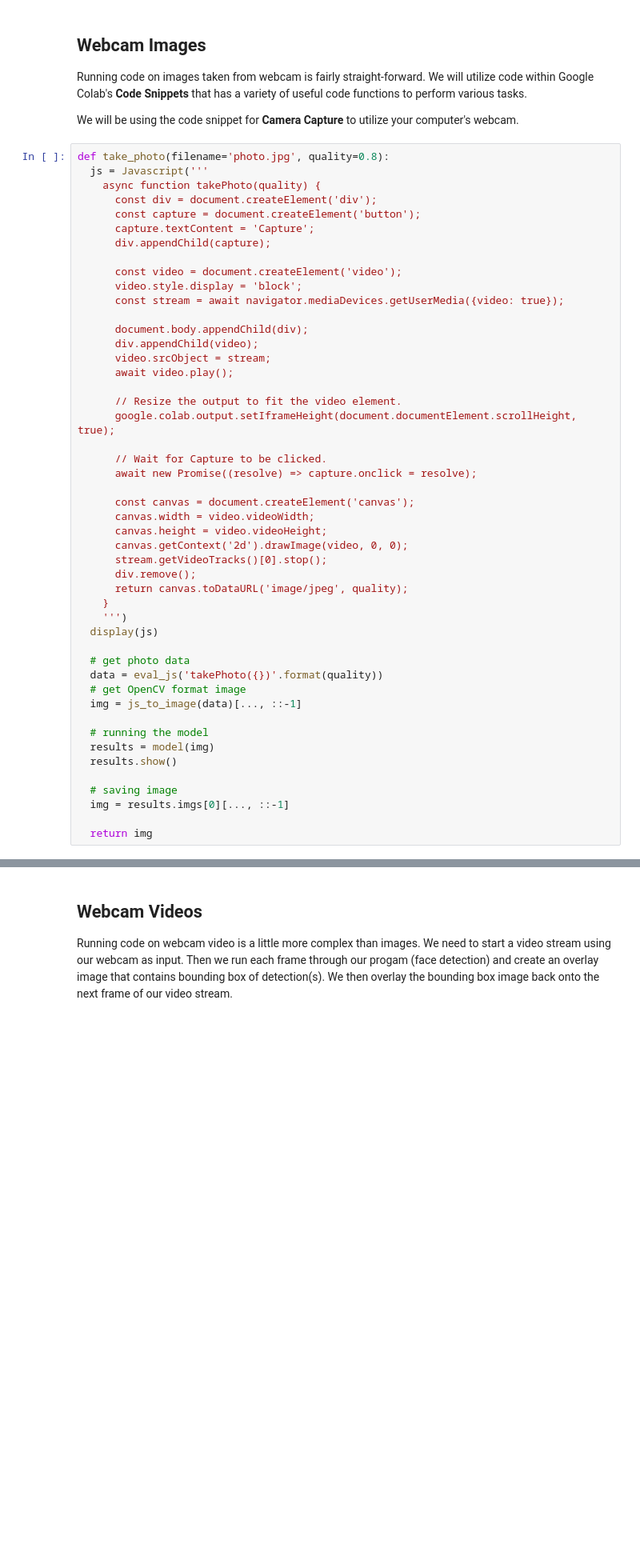
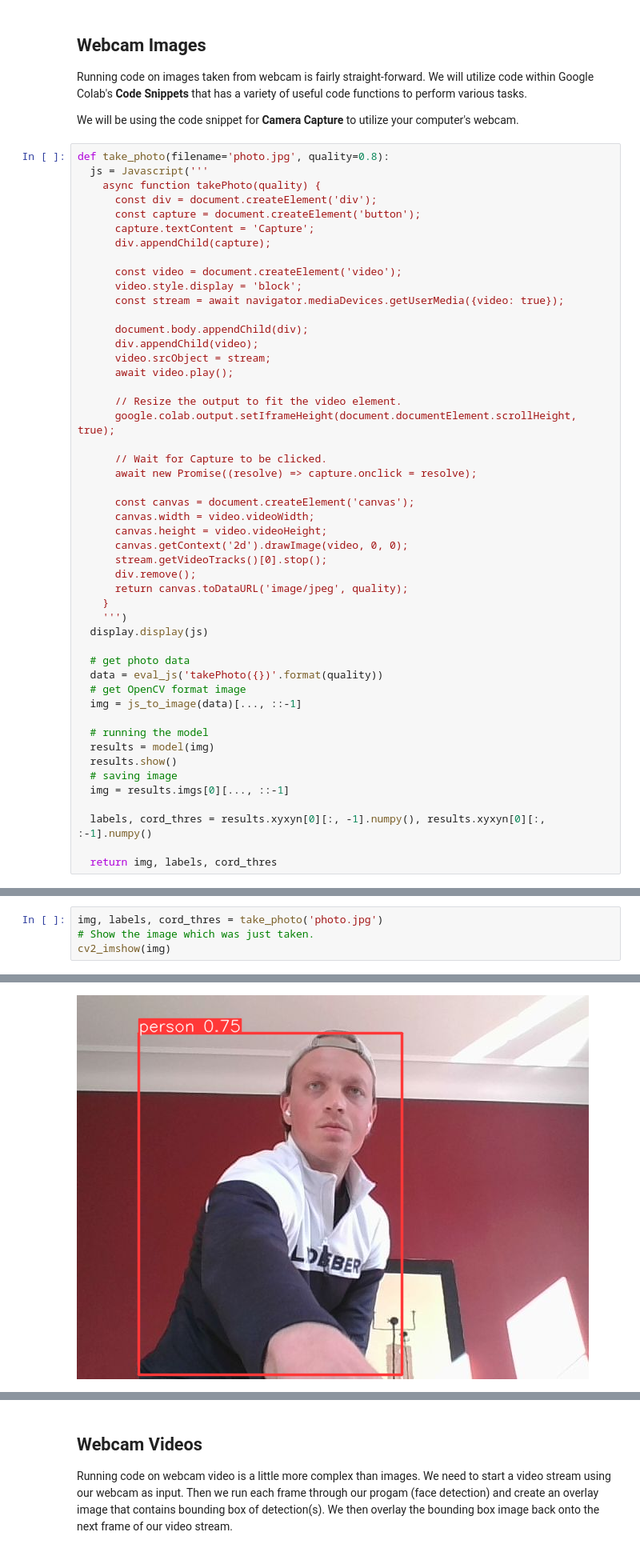
Before and after one commit to DLAVproject/tandemrace, a Jupyter notebook: yolov5_webcam.ipynb, the cells around one changed output, grey strips where cells are left out. Shown at 80% size. Saved outputs shown, nothing was run; the diff lists cells and outputs as text; blank space fills up the shorter version.

```diff
--- a/yolov5_webcam.ipynb
+++ b/yolov5_webcam.ipynb
@@ -153,7 +169,7 @@ def take_photo(filename='photo.jpg', quality=0.8):
       return canvas.toDataURL('image/jpeg', quality);
     }
     ''')
-  display(js)
+  display.display(js)
 
   # get photo data
   data = eval_js('takePhoto({})'.format(quality))
@@ -163,8 +179,9 @@ def take_photo(filename='photo.jpg', quality=0.8):
   # running the model
   results = model(img)
   results.show()
-
   # saving image
   img = results.imgs[0][..., ::-1]
 
-  return img
+  labels, cord_thres = results.xyxyn[0][:, -1].numpy(), results.xyxyn[0][:, :-1].numpy()
+
+  return img, labels, cord_thres
@@ -182,0 +188,5 @@ except Exception as err:
+# %%
+img, labels, cord_thres = take_photo('photo.jpg')
+# Show the image which was just taken.
+cv2_imshow(img)
+# %% [output]
@@ -182,0 +194 @@ except Exception as err:
+[figure, added]
```
Also changed, not shown: parts of 12 cells of this notebook.
